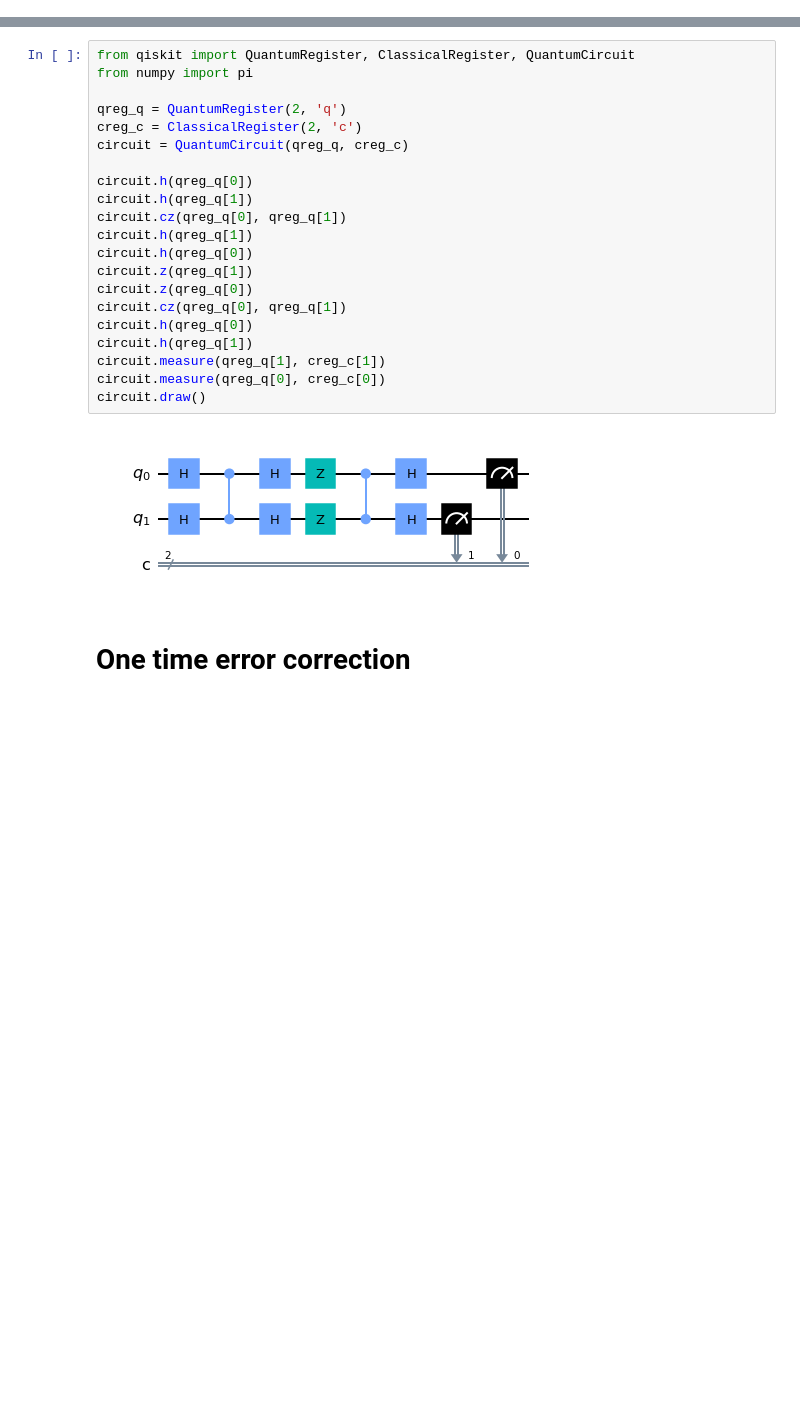
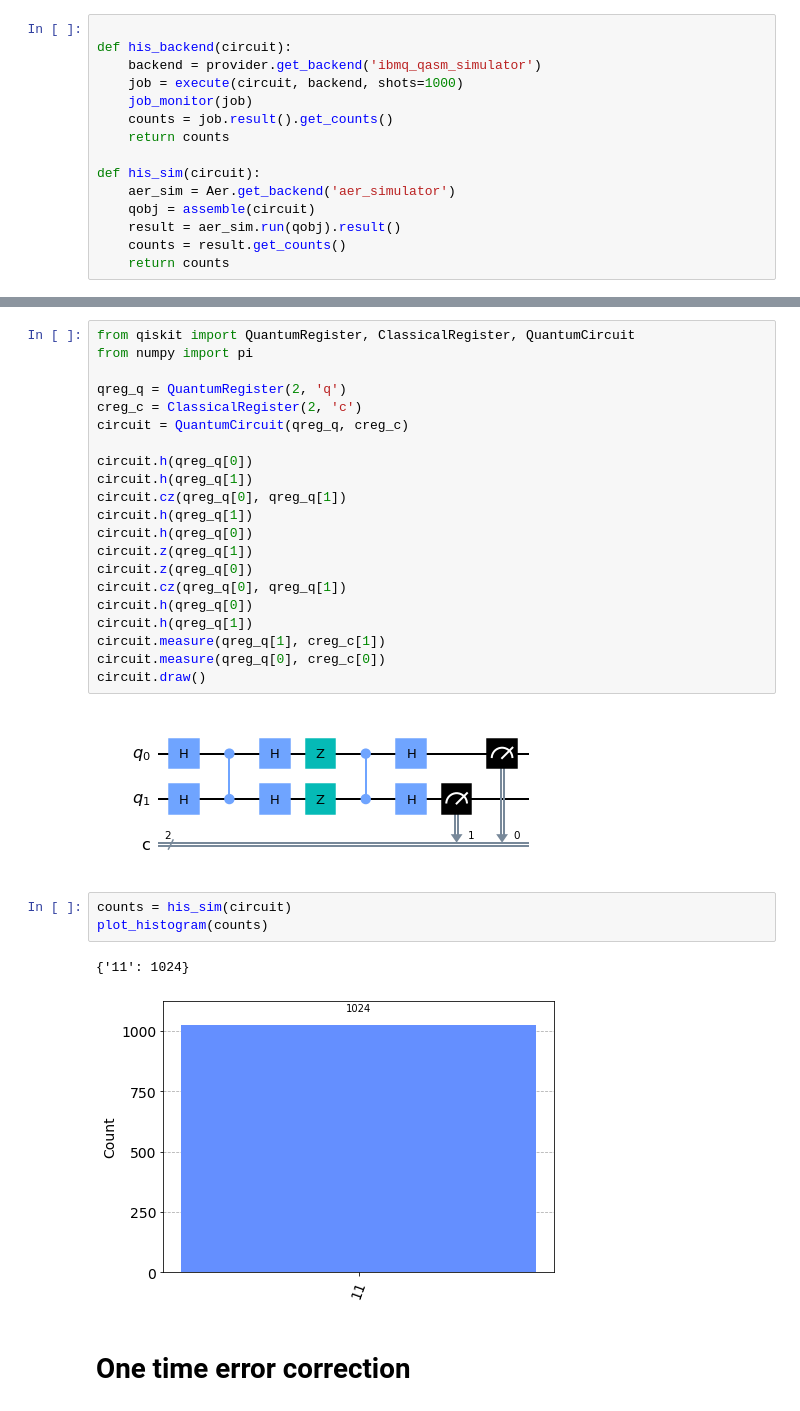
Before and after one commit to francienbarkhof/Quantum_Group1_Project, a Jupyter notebook: circuits.ipynb, the cells around one changed output, grey strips where cells are left out. Cells and saved outputs as stored; diff of their text form; blank space fills up the shorter version.

```diff
--- a/circuits.ipynb
+++ b/circuits.ipynb
@@ -15,3 +19,18 @@ ibmqfactory.load_account:WARNING:2023-01-17 11:01:40,446: Credentials are alread
+# %%
+
+def his_backend(circuit):
+    backend = provider.get_backend('ibmq_qasm_simulator')
+    job = execute(circuit, backend, shots=1000)
+    job_monitor(job)
+    counts = job.result().get_counts()
+    return counts
+
+def his_sim(circuit):
+    aer_sim = Aer.get_backend('aer_simulator')
+    qobj = assemble(circuit)
+    result = aer_sim.run(qobj).result()
+    counts = result.get_counts()
+    return counts
 # %% [markdown]
 # grover algorithm
 # %%
@@ -37,6 +56,12 @@ circuit.measure(qreg_q[0], creg_c[0])
 circuit.draw()
 # %% [output]
 [figure]
+# %%
+counts = his_sim(circuit)
+plot_histogram(counts)
+# %% [output]
+{'11': 1024}
+[figure, added]
 # %% [markdown]
 # One time error correction
 # %% [markdown]
```
Also changed, not shown: parts of 21 cells of this notebook.
